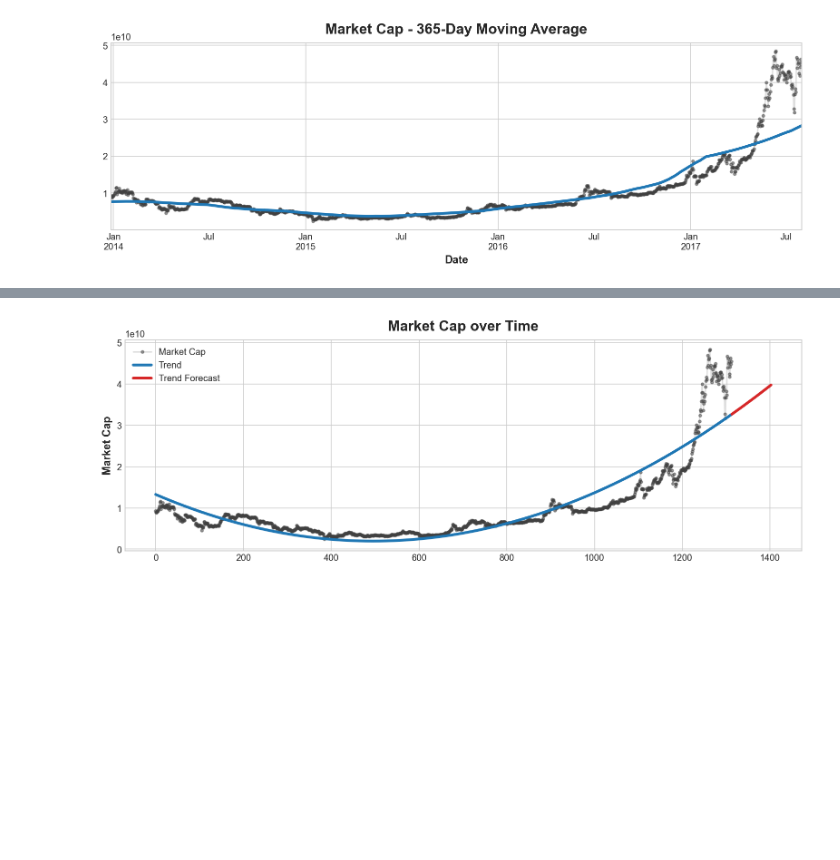
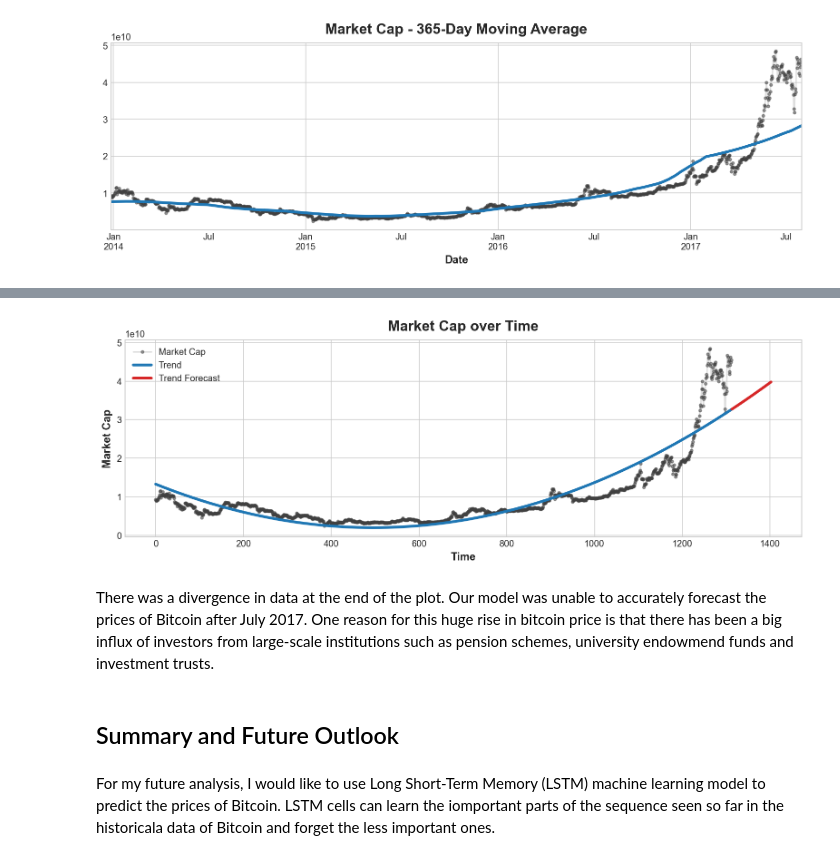
Before and after one commit to mikiokaji/Bitcoin-Price-Prediction-Using-Linear-Regression, a Jupyter notebook: Bitcoin Pandas Project.ipynb, the cells around one changed output, grey strips where cells are left out. Cells and saved outputs as stored; diff of their text form; code cells hidden in the pictures; blank space fills up the shorter version.

```diff
--- a/Bitcoin Pandas Project.ipynb
+++ b/Bitcoin Pandas Project.ipynb
@@ -416,13 +383,19 @@ X_fore = dp.out_of_sample(steps=90)
 # %%
 model = LinearRegression()
 model.fit(X, y)
 
 y_pred = pd.Series(model.predict(X), index=X.index)
 y_fore = pd.Series(model.predict(X_fore), index=X_fore.index)
 
-ax = y.plot(**plot_params, alpha=0.5, title='Market Cap over Time', ylabel='Market Cap')
+ax = y.plot(**plot_params, alpha=0.5, title='Market Cap over Time', xlabel='Time', ylabel='Market Cap')
 ax = y_pred.plot(ax=ax, linewidth=3, label="Trend", color='C0')
 ax = y_fore.plot(ax=ax, linewidth=3, label="Trend Forecast", color='C3')
 ax.legend();
 # %% [output]
-[figure, old version]
+[figure, new version]
+# %% [markdown]
+There was a divergence in data at the end of the plot. Our model was unable to accurately forecast the prices of Bitcoin after July 2017. One reason for this huge rise in bitcoin price is that there has been a big influx of investors from large-scale institutions such as pension schemes, university endowmend funds and investment trusts.
+# %% [markdown]
+## Summary and Future Outlook
+# %% [markdown]
+For my future analysis, I would like to use Long Short-Term Memory (LSTM) machine learning model to predict the prices of Bitcoin. LSTM cells can learn the iomportant parts of the sequence seen so far in the historicala data of Bitcoin and forget the less important ones.
```
Also changed, not shown: parts of 29 cells of this notebook.
